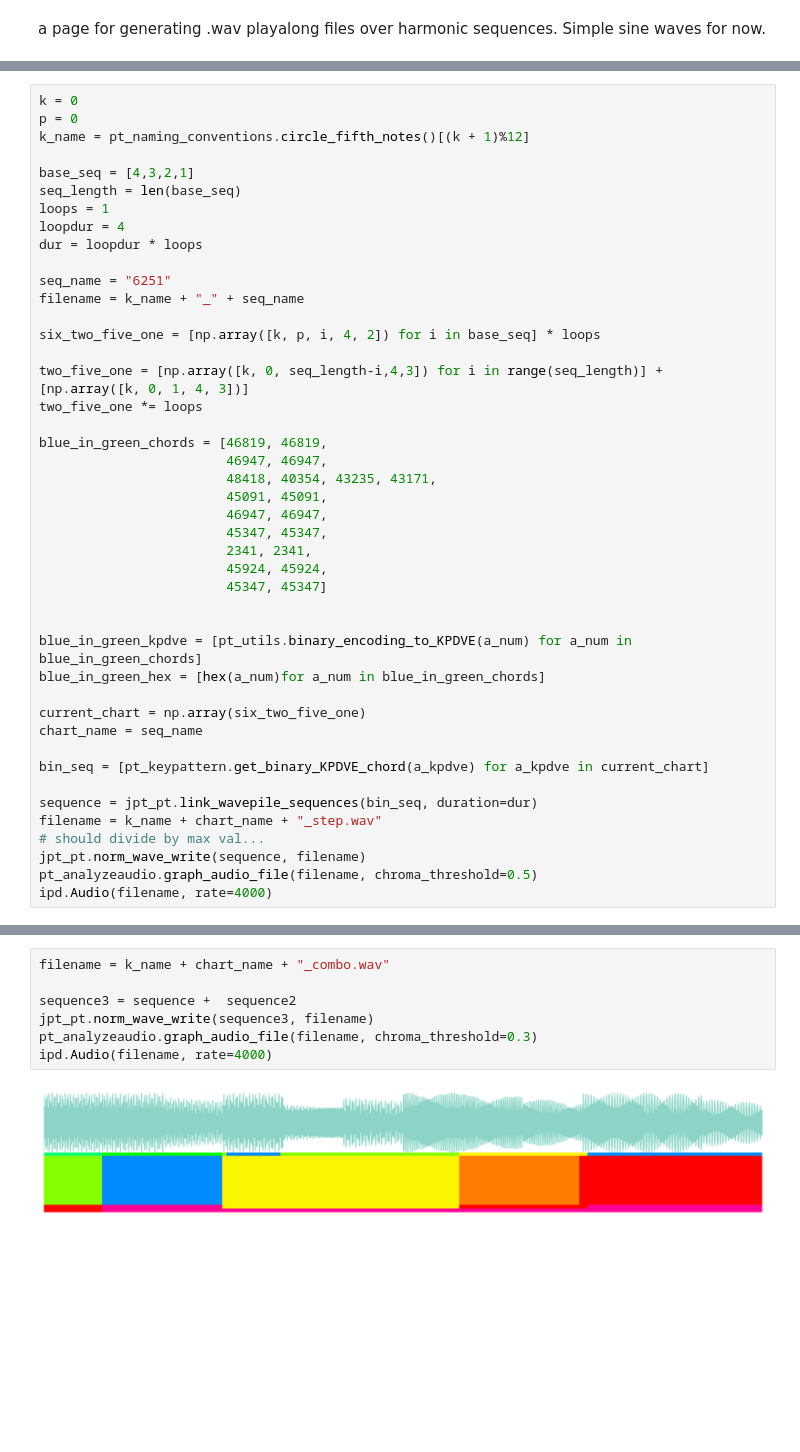
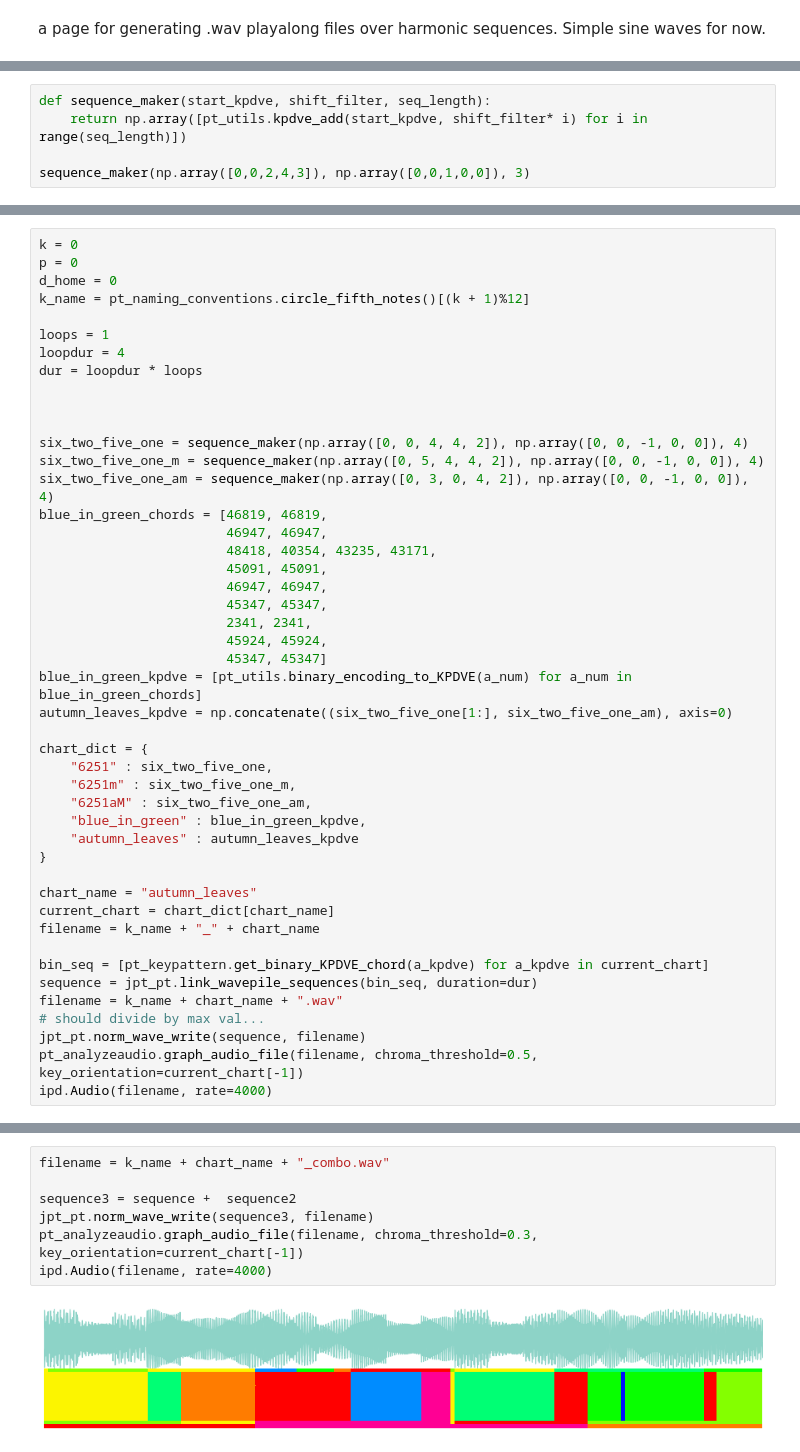
Before and after one commit to timsum/harmonypartition, a Jupyter notebook: jup/blg_wavewriter.ipynb, the cells around one changed output, grey strips where cells are left out. Cells and saved outputs as stored; diff of their text form; blank space fills up the shorter version.

Commit message:
wave_writer advances
Wavewriter expanded to better handle sequences (not to mention a dictionary of charts)

blog pages are producing usable standardized formats.

```diff
--- a/jup/blg_wavewriter.ipynb
+++ b/jup/blg_wavewriter.ipynb
@@ -15,0 +16,5 @@ import pt_analyzeaudio
+# %%
+def sequence_maker(start_kpdve, shift_filter, seq_length):
+    return np.array([pt_utils.kpdve_add(start_kpdve, shift_filter* i) for i in range(seq_length)])
+
+sequence_maker(np.array([0,0,2,4,3]), np.array([0,0,1,0,0]), 3)
@@ -16,22 +25,18 @@ import pt_analyzeaudio
 # %%
 k = 0
 p = 0
+d_home = 0
 k_name = pt_naming_conventions.circle_fifth_notes()[(k + 1)%12]
 
-base_seq = [4,3,2,1]
-seq_length = len(base_seq)
 loops = 1
 loopdur = 4
 dur = loopdur * loops
 
-seq_name = "6251"
-filename = k_name + "_" + seq_name
 
-six_two_five_one = [np.array([k, p, i, 4, 2]) for i in base_seq] * loops
 
-two_five_one = [np.array([k, 0, seq_length-i,4,3]) for i in range(seq_length)] + [np.array([k, 0, 1, 4, 3])]
-two_five_one *= loops
-
+six_two_five_one = sequence_maker(np.array([0, 0, 4, 4, 2]), np.array([0, 0, -1, 0, 0]), 4)
+six_two_five_one_m = sequence_maker(np.array([0, 5, 4, 4, 2]), np.array([0, 0, -1, 0, 0]), 4)
+six_two_five_one_am = sequence_maker(np.array([0, 3, 0, 4, 2]), np.array([0, 0, -1, 0, 0]), 4)
 blue_in_green_chords = [46819, 46819,
                         46947, 46947,
                         48418, 40354, 43235, 43171,
@@ -41,20 +46,26 @@ blue_in_green_chords = [46819, 46819,
                         2341, 2341,
                         45924, 45924,
                         45347, 45347]
+blue_in_green_kpdve = [pt_utils.binary_encoding_to_KPDVE(a_num) for a_num in blue_in_green_chords]
+autumn_leaves_kpdve = np.concatenate((six_two_five_one[1:], six_two_five_one_am), axis=0)
 
+chart_dict = {
+    "6251" : six_two_five_one,
+    "6251m" : six_two_five_one_m,
+    "6251aM" : six_two_five_one_am,
+    "blue_in_green" : blue_in_green_kpdve,
+    "autumn_leaves" : autumn_leaves_kpdve
+}
 
-blue_in_green_kpdve = [pt_utils.binary_encoding_to_KPDVE(a_num) for a_num in blue_in_green_chords]
-blue_in_green_hex = [hex(a_num)for a_num in blue_in_green_chords]
-
-current_chart = np.array(six_two_five_one)
-chart_name = seq_name
+chart_name = "autumn_leaves"
+current_chart = chart_dict[chart_name]
+filename = k_name + "_" + chart_name
 
 bin_seq = [pt_keypattern.get_binary_KPDVE_chord(a_kpdve) for a_kpdve in current_chart]
-
 sequence = jpt_pt.link_wavepile_sequences(bin_seq, duration=dur)
-filename = k_name + chart_name + "_step.wav"
+filename = k_name + chart_name + ".wav"
 # should divide by max val...
 jpt_pt.norm_wave_write(sequence, filename)
-pt_analyzeaudio.graph_audio_file(filename, chroma_threshold=0.5)
+pt_analyzeaudio.graph_audio_file(filename, chroma_threshold=0.5, key_orientation=current_chart[-1])
 ipd.Audio(filename, rate=4000)
 # %% [output]
@@ -77,12 +88,12 @@ ipd.Audio(filename, rate=4000)
 # %%
 filename = k_name + chart_name + "_combo.wav"
 
 sequence3 = sequence +  sequence2
 jpt_pt.norm_wave_write(sequence3, filename)
-pt_analyzeaudio.graph_audio_file(filename, chroma_threshold=0.3)
+pt_analyzeaudio.graph_audio_file(filename, chroma_threshold=0.3, key_orientation=current_chart[-1])
 ipd.Audio(filename, rate=4000)
 # %% [output]
-[figure, old version]
+[figure, new version]
 [interactive output not drawn]
 # %%
 filename = k_name + chart_name + "_combo_bass.wav"
```
Also changed, not shown: parts of 7 cells of this notebook, 30 other files.
